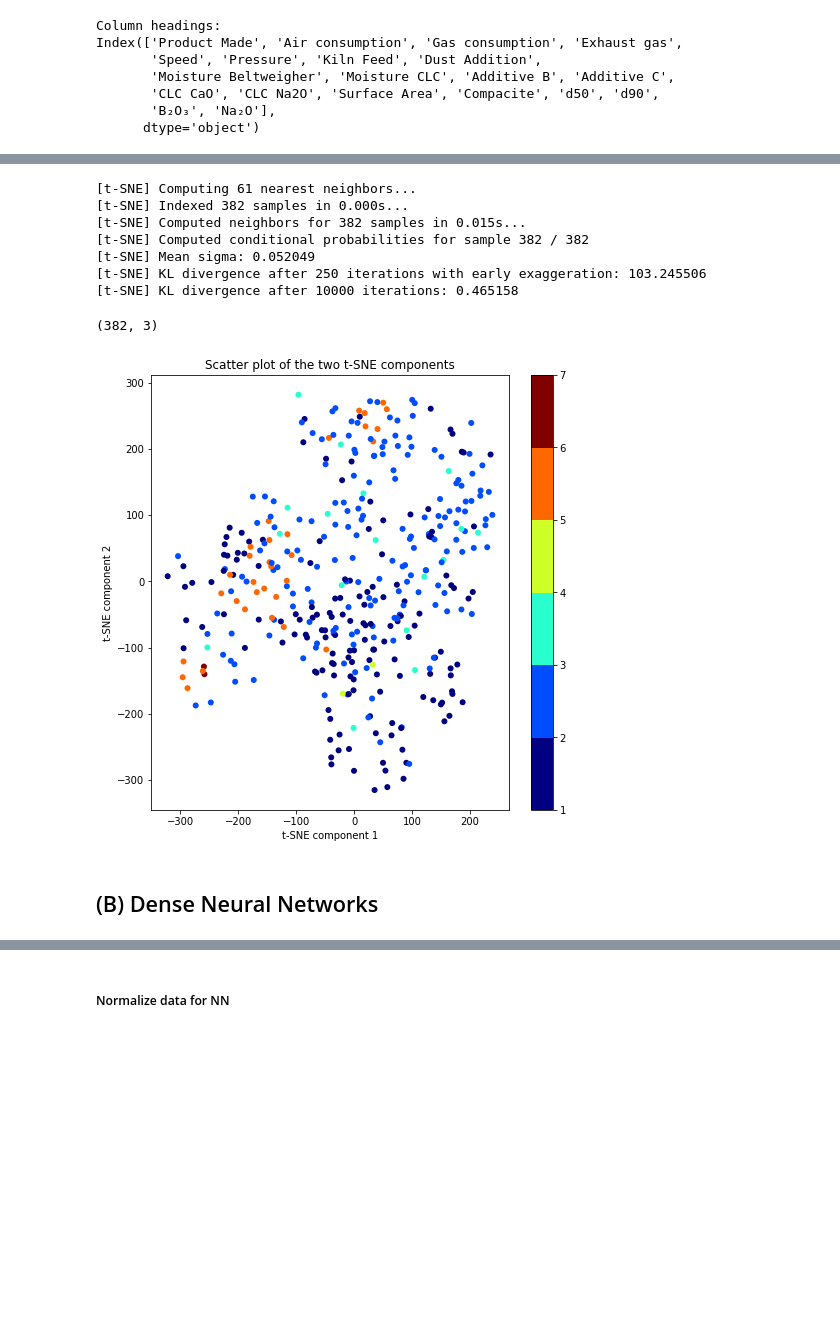
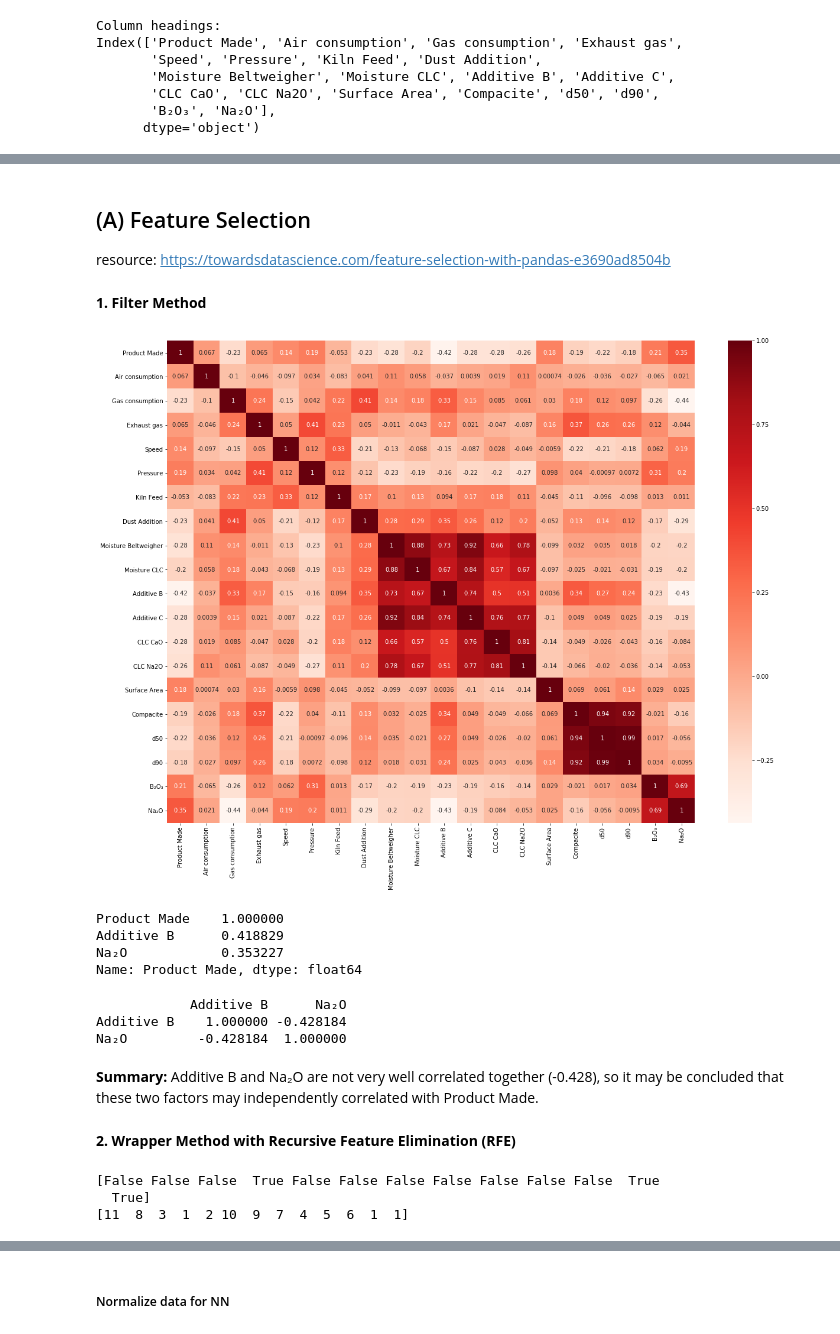
Before and after one commit to jagar2/Company_A, a Jupyter notebook: 1_PreliminaryAnalysis.ipynb, the cells around one changed output, grey strips where cells are left out. Cells and saved outputs as stored; diff of their text form; code cells hidden in the pictures; blank space fills up the shorter version.

```diff
--- a/1_PreliminaryAnalysis.ipynb
+++ b/1_PreliminaryAnalysis.ipynb
@@ -127,29 +49,48 @@ ICA = ica.fit_transform(df_normalized)
-# %%
-from sklearn.manifold import TSNE
-tsne = TSNE(n_components=3, verbose=True, perplexity=20, n_iter=10000)
-tsne_results = tsne.fit_transform(ICA)
-tsne_results.shape
-# %% [output]
-[t-SNE] Computing 61 nearest neighbors...
-[t-SNE] Indexed 382 samples in 0.000s...
-[t-SNE] Computed neighbors for 382 samples in 0.015s...
-[t-SNE] Computed conditional probabilities for sample 382 / 382
-[t-SNE] Mean sigma: 0.052049
-[t-SNE] KL divergence after 250 iterations with early exaggeration: 103.245506
-[t-SNE] KL divergence after 10000 iterations: 0.465158
-(382, 3)
-# %%
-import matplotlib.cm as cm
-
-plt.figure(figsize=(8,8))
-plt.scatter(tsne_results[:, 0], tsne_results[:, 1],
-            c=data["Product Made"][data["Product Made"]!=0], edgecolor='none', alpha=1,
-            cmap=cm.get_cmap('jet', 6))
-plt.title("Scatter plot of the two t-SNE components")
-plt.xlabel('t-SNE component 1')
-plt.ylabel('t-SNE component 2')
-plt.colorbar();
-# %% [output]
-[figure, removed]
-# %% [markdown]
-## (B) Dense Neural Networks
+# %% [markdown]
+## (A) Feature Selection
+resource: https://towardsdatascience.com/feature-selection-with-pandas-e3690ad8504b
+# %% [markdown]
+**1. Filter Method**
+# %%
+#Using Pearson Correlation
+plt.figure(figsize=(20,15))
+cor = data.corr()
+sn.heatmap(cor, annot=True, cmap=plt.cm.Reds)
+plt.show()
+# %% [output]
+[figure, added]
+# %%
+#Correlation with output variable
+cor_target = abs(cor["Product Made"])
+#Selecting highly correlated features (>0.30)
+relevant_features = cor_target[cor_target>0.3]
+relevant_features
+# %% [output]
+Product Made    1.000000
+Additive B      0.418829
+Na₂O            0.353227
+Name: Product Made, dtype: float64
+# %%
+print(data[["Additive B","Na₂O"]].corr())
+# %% [output]
+            Additive B      Na₂O
+Additive B    1.000000 -0.428184
+Na₂O         -0.428184  1.000000
+# %% [markdown]
+**Summary:** Additive B and Na₂O are not very well correlated together (-0.428), so it may be concluded that these two factors may independently correlated with Product Made.
+# %% [markdown]
+**2. Wrapper Method with Recursive Feature Elimination (RFE)**
+# %%
+model = LinearRegression()
+#Initializing RFE model
+rfe = RFE(model, 3)
+#Transforming data using RFE
+X_rfe = rfe.fit_transform(np.array(data[col_input]),np.array(data["Product Made"]))
+#Fitting the data to model
+model.fit(X_rfe,np.array(data["Product Made"]))
+print(rfe.support_)
+print(rfe.ranking_)
+# %% [output]
+[False False False  True False False False False False False False  True
+  True]
+[11  8  3  1  2 10  9  7  4  5  6  1  1]
```
Also changed, not shown: parts of 43 cells of this notebook, 1 other file.
